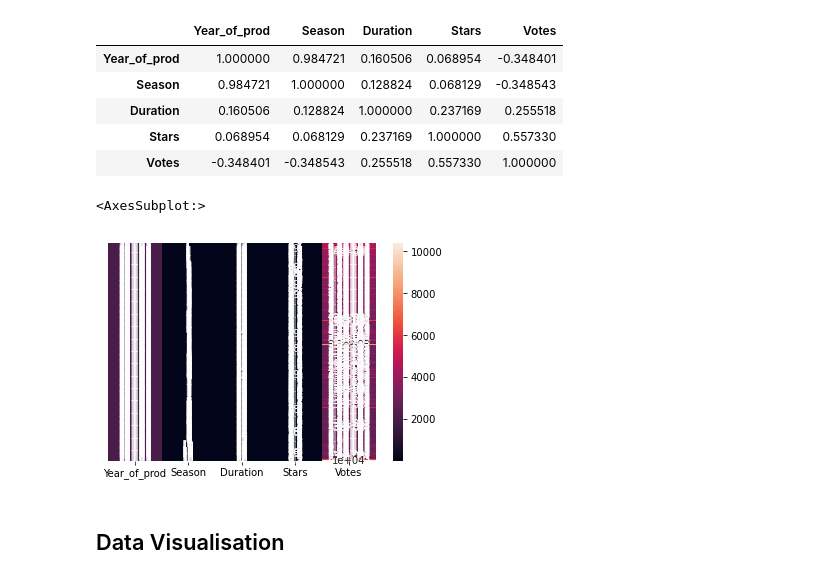
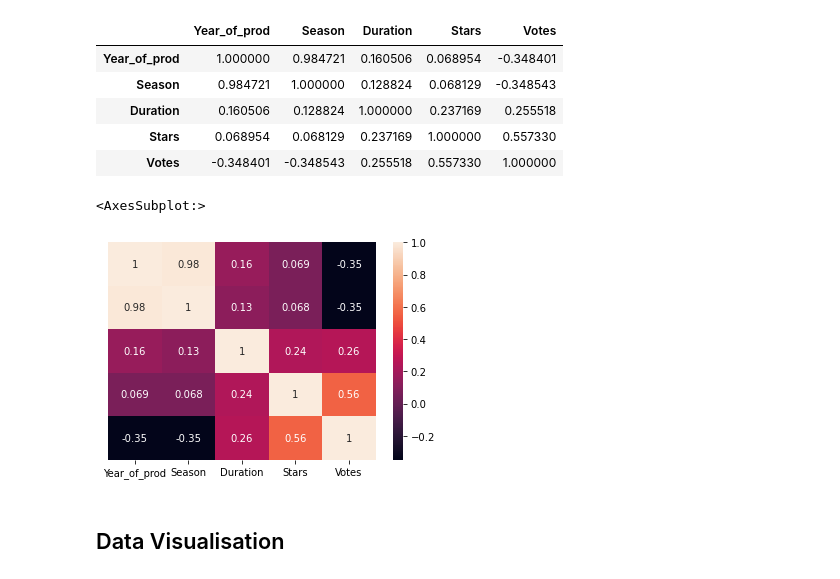
Before and after one commit to Sankeerth-S-Narayan/OnyxData-Challenge-Jan-2022-, a Jupyter notebook: Friends.ipynb, the cells around one changed output. Drawn from its saved outputs; the diff is of its cells as text; code cells hidden in the pictures.

```diff
--- a/Friends.ipynb
+++ b/Friends.ipynb
@@ -170,10 +170,10 @@ df.corr()
 # %%
 heatmap=df.drop(['Episode_Title','Summary','Director'],axis=1)
 # %%
-sns.heatmap(data=heatmap,yticklabels=False,linewidths=0,annot=True)
+sns.heatmap(data=df.corr(),yticklabels=False,linewidths=0,annot=True)
 # %% [output]
 <AxesSubplot:>
-[figure, old version]
+[figure, new version]
 # %% [markdown]
 ## Data Visualisation
 # %%
```
